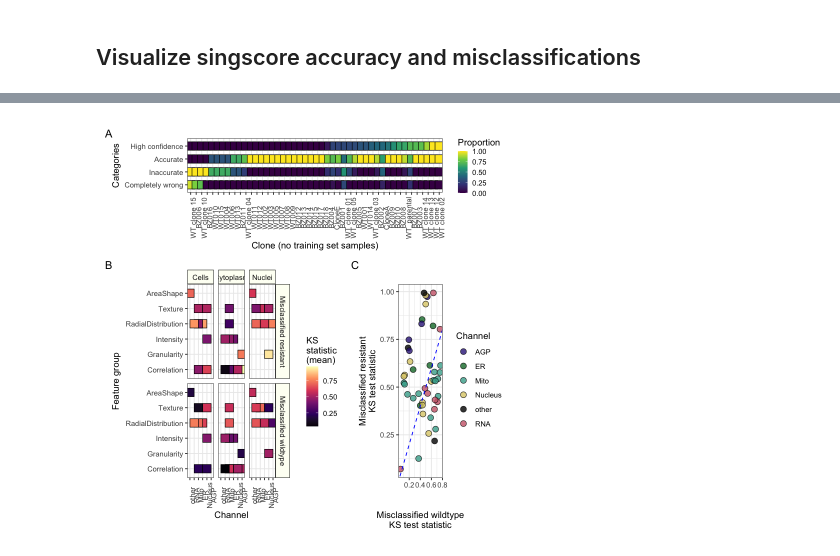
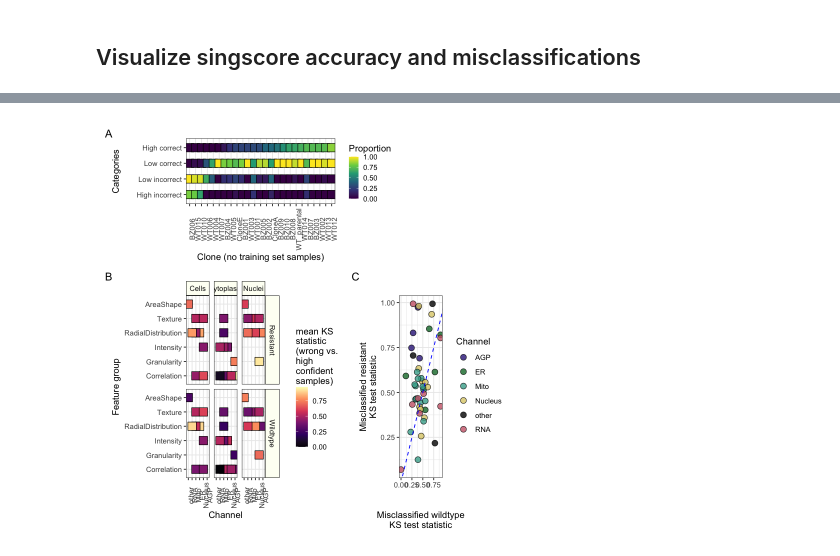
Before and after one commit to broadinstitute/profiling-resistance-mechanisms, a Jupyter notebook: 5.signature-exploration/4.visualize_singscore_accuracy_and_featurespace.ipynb, the cells around one changed output, grey strips where cells are left out. Saved outputs shown, nothing was run; the diff lists cells and outputs as text; code cells hidden in the pictures.

```diff
--- a/5.signature-exploration/4.visualize_singscore_accuracy_and_featurespace.ipynb
+++ b/5.signature-exploration/4.visualize_singscore_accuracy_and_featurespace.ipynb
@@ -14,7 +48,8 @@ accuracy_summary_file <- file.path("results", "singscore_accuracy_summary.tsv")
 summary_df <- readr::read_tsv(
     accuracy_summary_file, show_col_types = FALSE
 ) %>%
-    dplyr::arrange(prop_high_confidence, desc(prop_inaccurate))
+    dplyr::arrange(prop_high_confidence, desc(prop_inaccurate)) %>%
+    dplyr::filter(Metadata_clone_number %in% select_clones)
 
 clone_number_order <- unique(summary_df$Metadata_clone_number)
 
@@ -45,15 +80,15 @@ summary_df$Metadata_clone_number <- factor(
 
 summary_df$category <- dplyr::recode(
     summary_df$category,
-    prop_completely_incorrect = "Completely wrong",
-    prop_high_confidence = "High confidence",
-    prop_accurate = "Accurate",
-    prop_inaccurate = "Inaccurate"
+    prop_completely_incorrect = "High incorrect",
+    prop_high_confidence = "High correct",
+    prop_accurate = "Low correct",
+    prop_inaccurate = "Low incorrect"
 )
 
 summary_df$category <- factor(
     summary_df$category,
-    levels = rev(c("High confidence", "Accurate", "Inaccurate", "Completely wrong"))
+    levels = rev(c("High correct", "Low correct", "Low incorrect", "High incorrect"))
 )
 
 print(dim(summary_df))
@@ -150,8 +185,8 @@ ks_test_group_mean_df$channel_cleaned <- factor(
 
 ks_test_group_mean_df$clone_type <- dplyr::recode(
     ks_test_group_mean_df$clone_type,
-    resistant = "Misclassified resistant",
-    wildtype = "Misclassified wildtype",
+    resistant = "Resistant",
+    wildtype = "Wildtype",
     prop_accurate = "Accurate",
     prop_inaccurate = "Inaccurate"
 )
@@ -189,7 +224,7 @@ misclassified_summary_gg <- (
         legend.key.width = unit(1, "lines")
     )
     + labs(x = "Channel", y = "Feature group")
-    + scale_fill_viridis_c(name = "KS\nstatistic\n(mean)", option = "magma")
+    + scale_fill_viridis_c(name = "mean KS\nstatistic\n(wrong vs.\nhigh\nconfident\nsamples)", option = "magma")
 )
 
 misclassified_summary_gg
@@ -242,22 +277,27 @@ ks_test_gg
 # %%
 patchwork_plot <- (
-    accuracy_summary_gg /
+    (
+        (
+            accuracy_summary_gg | plot_spacer()
+        ) + plot_layout(widths = c(1, 0.25))
+    )
+    /
     (
         (
             misclassified_summary_gg
             + ks_test_gg
-        ) + plot_layout(widths = c(1, 0.5))
+        ) + plot_layout(widths = c(1, 0.55))
     )
     )
 
 patchwork_plot <- (
     patchwork_plot
     + plot_annotation(tag_levels = "A")
-    + plot_layout(heights = c(0.28, 1))
+    + plot_layout(heights = c(0.36, 1))
 )
 
-ggsave(output_file, patchwork_plot, height = 6.1, width = 10, dpi = 500)
+ggsave(output_file, patchwork_plot, height = 5.8, width = 10, dpi = 500)
 
 patchwork_plot
 # %% [output]
-[figure, old version]
+[figure, new version]
```
Also changed, not shown: parts of 7 cells of this notebook, 9 other files.
